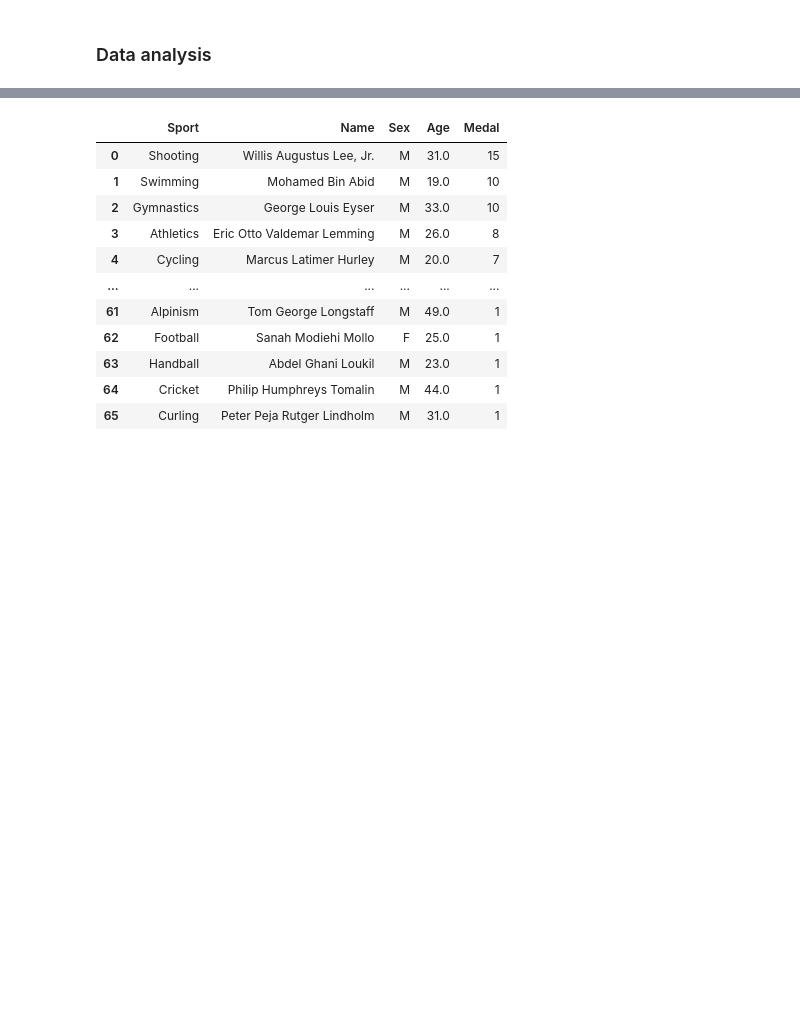
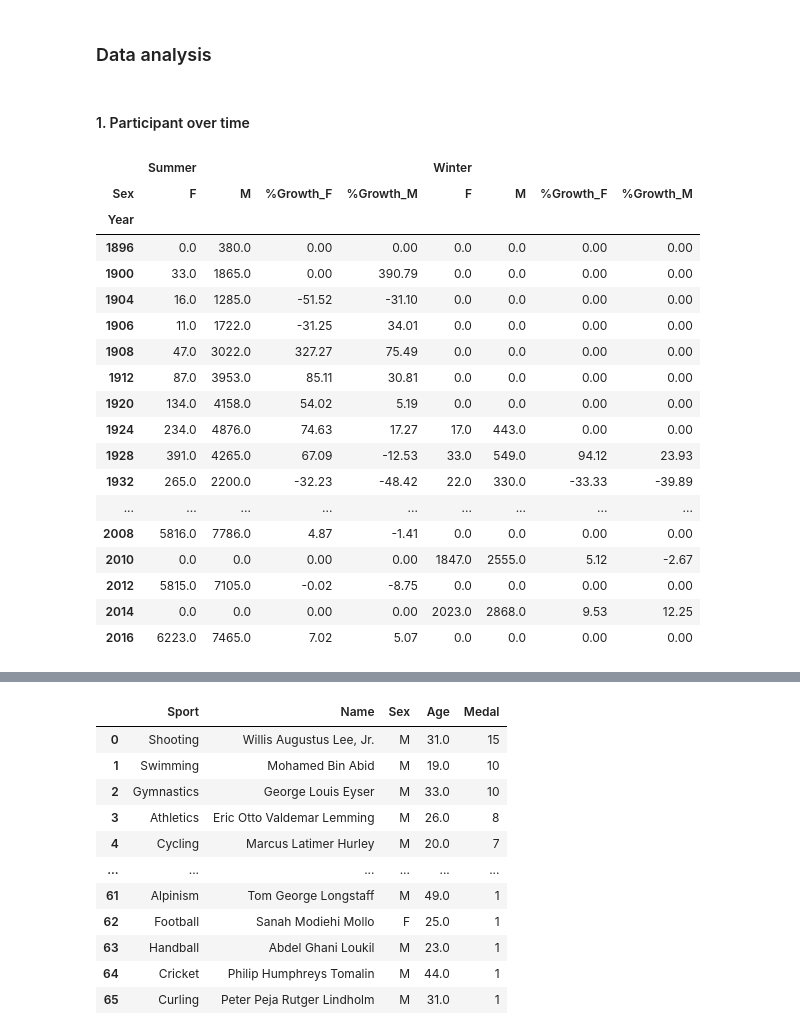
Before and after one commit to chaule146/Group-assessment, a Jupyter notebook: Python Group.ipynb, the cells around one changed output, grey strips where cells are left out. Drawn from its saved outputs; the diff is of its cells as text; code cells hidden in the pictures; blank space fills up the shorter version.

```diff
--- a/Python Group.ipynb
+++ b/Python Group.ipynb
@@ -189,3 +189,61 @@ report_df.head()
 5 rows × 21 columns
 # %% [markdown]
 ### Data analysis
+# %% [markdown]
+#### 1. Participant over time
+# %%
+summer_df =  report_df[report_df["Season"] == "Summer"]
+gender_count_summer = summer_df.groupby(['Year', 'Sex'])['ID'].count().reset_index()
+
+gender_count_summer_pivot = gender_count_summer.pivot_table(
+    index='Year',
+    columns='Sex',
+    values='ID',
+    fill_value=0,
+).reset_index()
+
+gender_count_summer_pivot['%Growth_F'] = (gender_count_summer_pivot['F'].pct_change() * 100).round(2)
+gender_count_summer_pivot['%Growth_M'] = (gender_count_summer_pivot['M'].pct_change() * 100).round(2)
+
+winter_df =  report_df[report_df["Season"] == "Winter"]
+gender_count_winter = winter_df.groupby(['Year', 'Sex'])['ID'].count().reset_index()
+
+gender_count_winter_pivot = gender_count_winter.pivot_table(
+    index='Year',
+    columns='Sex',
+    values='ID',
+    fill_value=0,
+).reset_index()
+
+gender_count_winter_pivot['%Growth_F'] = (gender_count_winter_pivot['F'].pct_change() * 100).round(2)
+gender_count_winter_pivot['%Growth_M'] = (gender_count_winter_pivot['M'].pct_change() * 100).round(2)
+
+combined_pivot = pd.concat(
+    [gender_count_summer_pivot.set_index('Year'), gender_count_winter_pivot.set_index('Year')],
+    axis=1,
+    keys=["Summer", "Winter"]
+)
+
+combined_pivot = combined_pivot.replace([float('inf'), float('-inf')], np.nan).fillna(0).sort_index(axis=0, level=0, ascending=True)
+
+combined_pivot
+# %% [output]
+|  | Summer |  |  |  | Winter |  |  |  |
+| Sex | F | M | %Growth_F | %Growth_M | F | M | %Growth_F | %Growth_M |
+| Year |  |  |  |  |  |  |  |  |
+| 1896 | 0.0 | 380.0 | 0.00 | 0.00 | 0.0 | 0.0 | 0.00 | 0.00 |
+| 1900 | 33.0 | 1865.0 | 0.00 | 390.79 | 0.0 | 0.0 | 0.00 | 0.00 |
+| 1904 | 16.0 | 1285.0 | -51.52 | -31.10 | 0.0 | 0.0 | 0.00 | 0.00 |
+| 1906 | 11.0 | 1722.0 | -31.25 | 34.01 | 0.0 | 0.0 | 0.00 | 0.00 |
+| 1908 | 47.0 | 3022.0 | 327.27 | 75.49 | 0.0 | 0.0 | 0.00 | 0.00 |
+| 1912 | 87.0 | 3953.0 | 85.11 | 30.81 | 0.0 | 0.0 | 0.00 | 0.00 |
+| 1920 | 134.0 | 4158.0 | 54.02 | 5.19 | 0.0 | 0.0 | 0.00 | 0.00 |
+| 1924 | 234.0 | 4876.0 | 74.63 | 17.27 | 17.0 | 443.0 | 0.00 | 0.00 |
+| 1928 | 391.0 | 4265.0 | 67.09 | -12.53 | 33.0 | 549.0 | 94.12 | 23.93 |
+| 1932 | 265.0 | 2200.0 | -32.23 | -48.42 | 22.0 | 330.0 | -33.33 | -39.89 |
+| ... | ... | ... | ... | ... | ... | ... | ... | ... |
+| 2008 | 5816.0 | 7786.0 | 4.87 | -1.41 | 0.0 | 0.0 | 0.00 | 0.00 |
+| 2010 | 0.0 | 0.0 | 0.00 | 0.00 | 1847.0 | 2555.0 | 5.12 | -2.67 |
+| 2012 | 5815.0 | 7105.0 | -0.02 | -8.75 | 0.0 | 0.0 | 0.00 | 0.00 |
+| 2014 | 0.0 | 0.0 | 0.00 | 0.00 | 2023.0 | 2868.0 | 9.53 | 12.25 |
+| 2016 | 6223.0 | 7465.0 | 7.02 | 5.07 | 0.0 | 0.0 | 0.00 | 0.00 |
```
Also changed, not shown: parts of 15 cells of this notebook.
